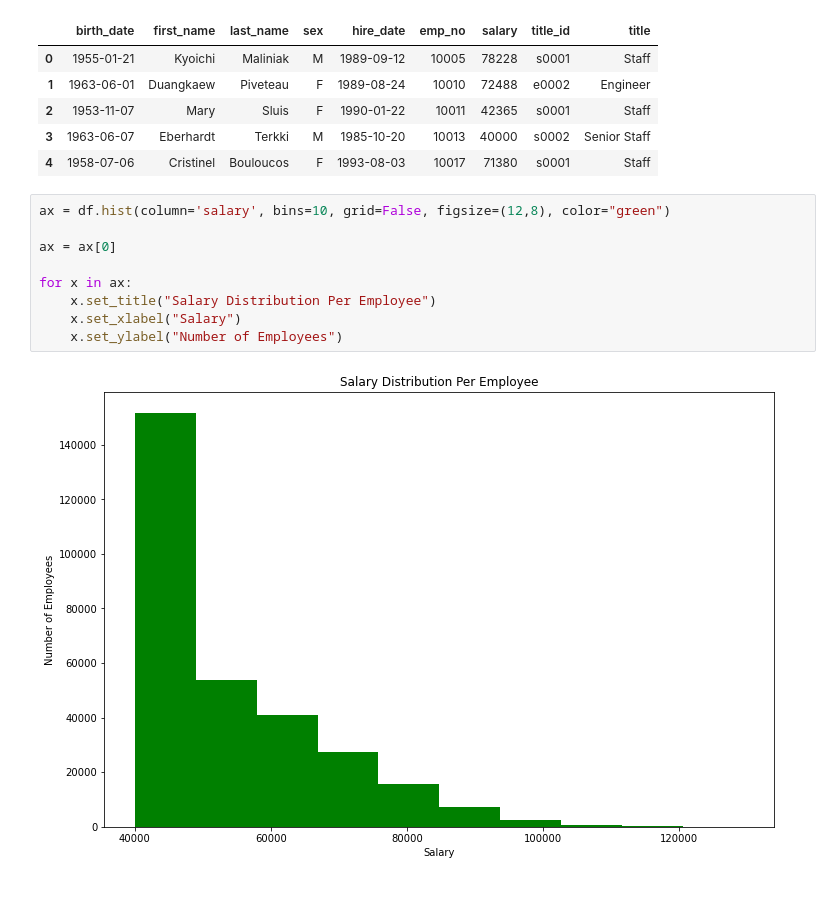
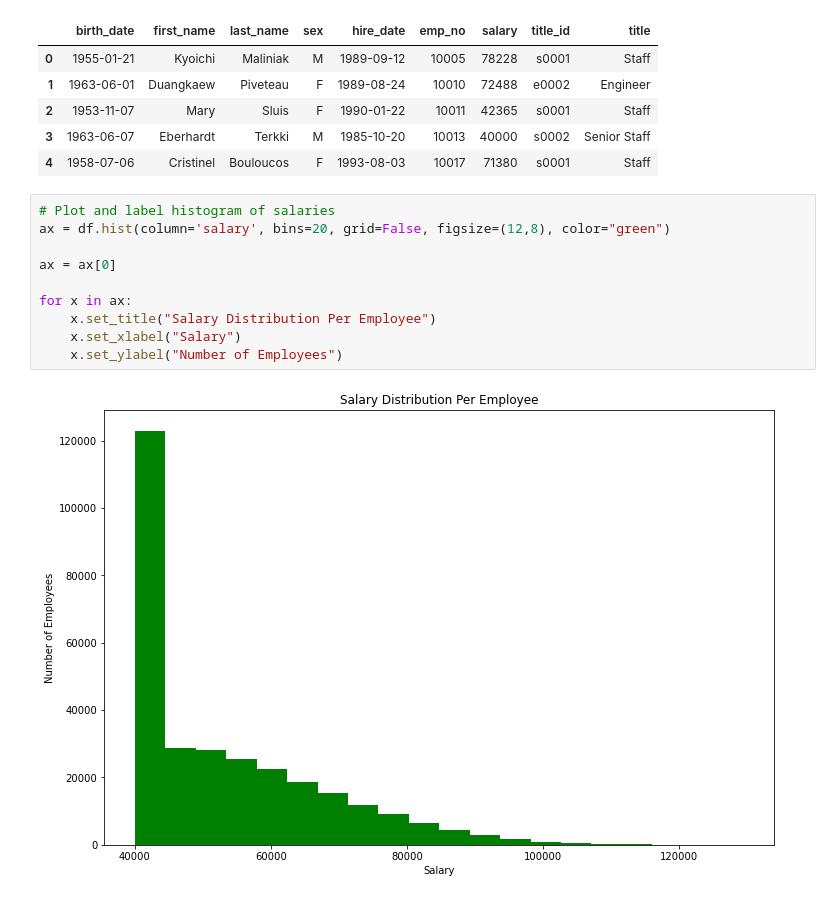
Before and after one commit to jayhjman/sql-challenge, a Jupyter notebook: Bonus/Bonus.ipynb, the cells around one changed output. Drawn from its saved outputs; the diff is of its cells as text.

Commit message:
refined charts and commented

```diff
--- a/Bonus/Bonus.ipynb
+++ b/Bonus/Bonus.ipynb
@@ -99,13 +99,14 @@ df.head()
 | 3 | 1963-06-07 | Eberhardt | Terkki | M | 1985-10-20 | 10013 | 40000 | s0002 | Senior Staff |
 | 4 | 1958-07-06 | Cristinel | Bouloucos | F | 1993-08-03 | 10017 | 71380 | s0001 | Staff |
 # %%
-ax = df.hist(column='salary', bins=10, grid=False, figsize=(12,8), color="green")
+# Plot and label histogram of salaries
+ax = df.hist(column='salary', bins=20, grid=False, figsize=(12,8), color="green")
 
 ax = ax[0]
 
 for x in ax:
     x.set_title("Salary Distribution Per Employee")
     x.set_xlabel("Salary")
     x.set_ylabel("Number of Employees")
 # %% [output]
-[figure, old version]
+[figure, new version]
```
Also changed, not shown: parts of 6 cells of this notebook.
